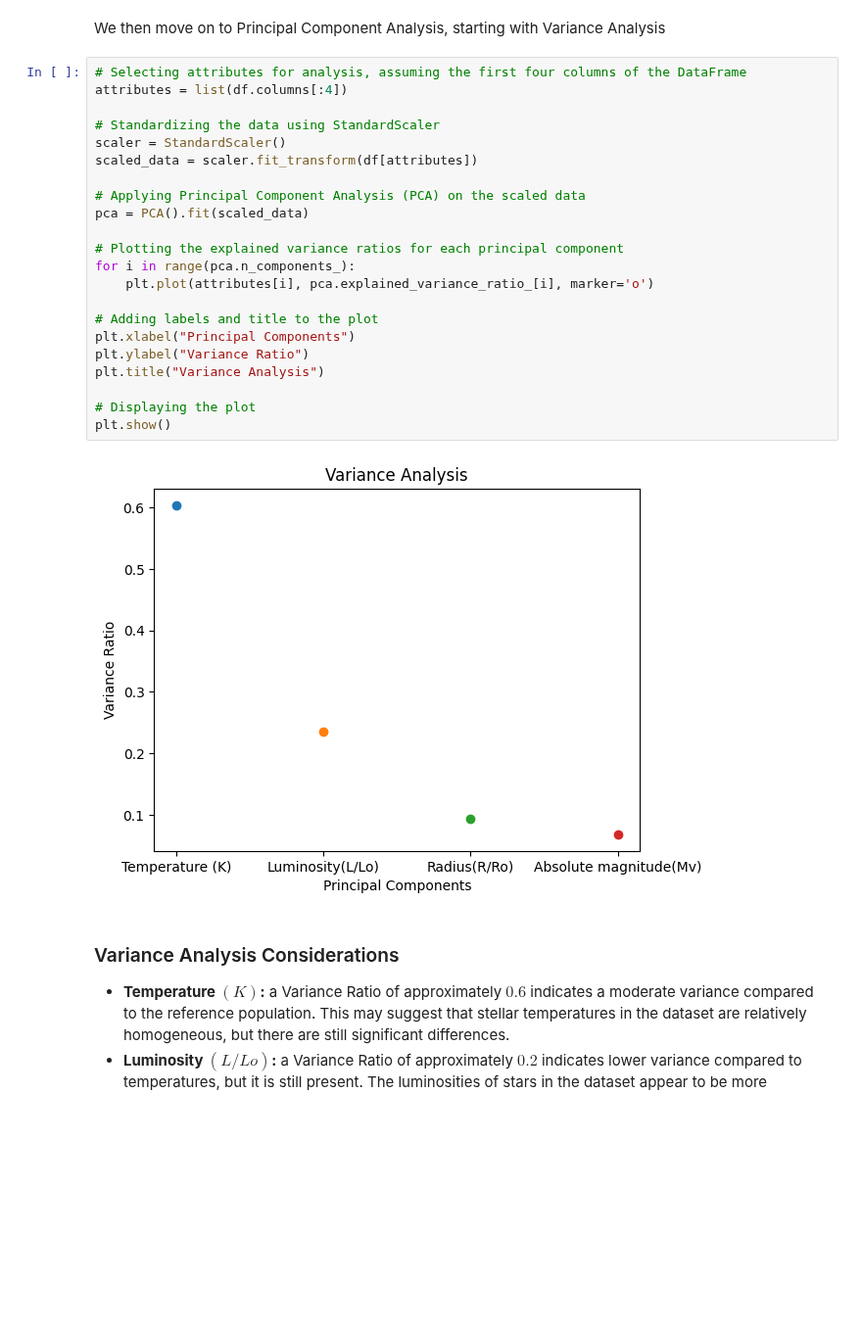
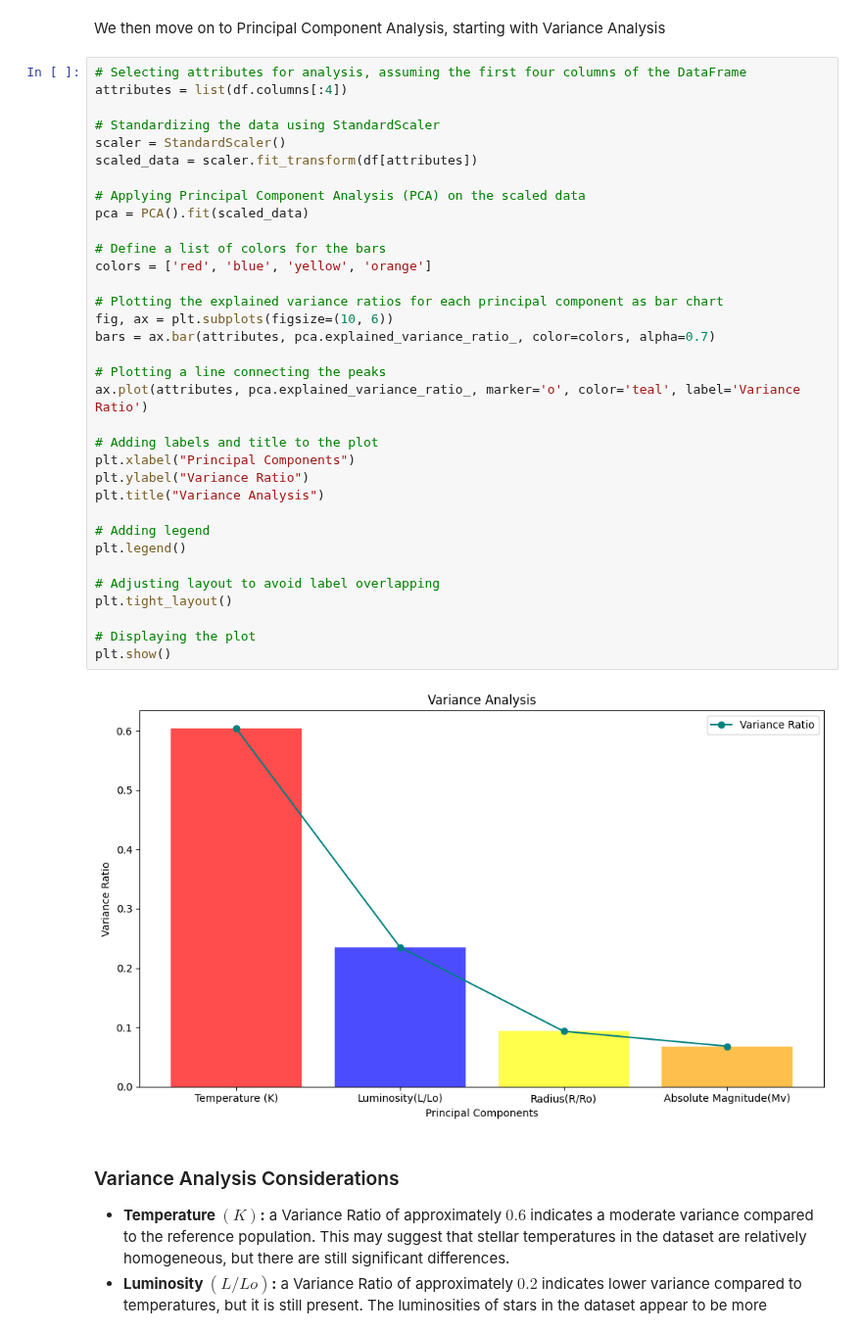
Before and after one commit to andreamoleri/StarryNight, a Jupyter notebook: Delivery/StarryNight.ipynb, the cells around one changed output. Shown at 98% size. Drawn from its saved outputs; the diff is of its cells as text; blank space fills up the shorter version.

```diff
--- a/Delivery/StarryNight.ipynb
+++ b/Delivery/StarryNight.ipynb
@@ -188,27 +188,39 @@ We then move on to Principal Component Analysis, starting with Variance Analysis
 # %%
 # Selecting attributes for analysis, assuming the first four columns of the DataFrame
 attributes = list(df.columns[:4])
 
 # Standardizing the data using StandardScaler
 scaler = StandardScaler()
 scaled_data = scaler.fit_transform(df[attributes])
 
 # Applying Principal Component Analysis (PCA) on the scaled data
 pca = PCA().fit(scaled_data)
 
-# Plotting the explained variance ratios for each principal component
-for i in range(pca.n_components_):
-    plt.plot(attributes[i], pca.explained_variance_ratio_[i], marker='o')
+# Define a list of colors for the bars
+colors = ['red', 'blue', 'yellow', 'orange']
+
+# Plotting the explained variance ratios for each principal component as bar chart
+fig, ax = plt.subplots(figsize=(10, 6))
+bars = ax.bar(attributes, pca.explained_variance_ratio_, color=colors, alpha=0.7)
+
+# Plotting a line connecting the peaks
+ax.plot(attributes, pca.explained_variance_ratio_, marker='o', color='teal', label='Variance Ratio')
 
 # Adding labels and title to the plot
 plt.xlabel("Principal Components")
 plt.ylabel("Variance Ratio")
 plt.title("Variance Analysis")
 
+# Adding legend
+plt.legend()
+
+# Adjusting layout to avoid label overlapping
+plt.tight_layout()
+
 # Displaying the plot
 plt.show()
 # %% [output]
-[figure, old version]
+[figure, new version]
 # %% [markdown]
 ### Variance Analysis Considerations
 - **Temperature $(K)$:** a Variance Ratio of approximately $0.6$ indicates a moderate variance compared to the reference population. This may suggest that stellar temperatures in the dataset are relatively homogeneous, but there are still significant differences.
```
